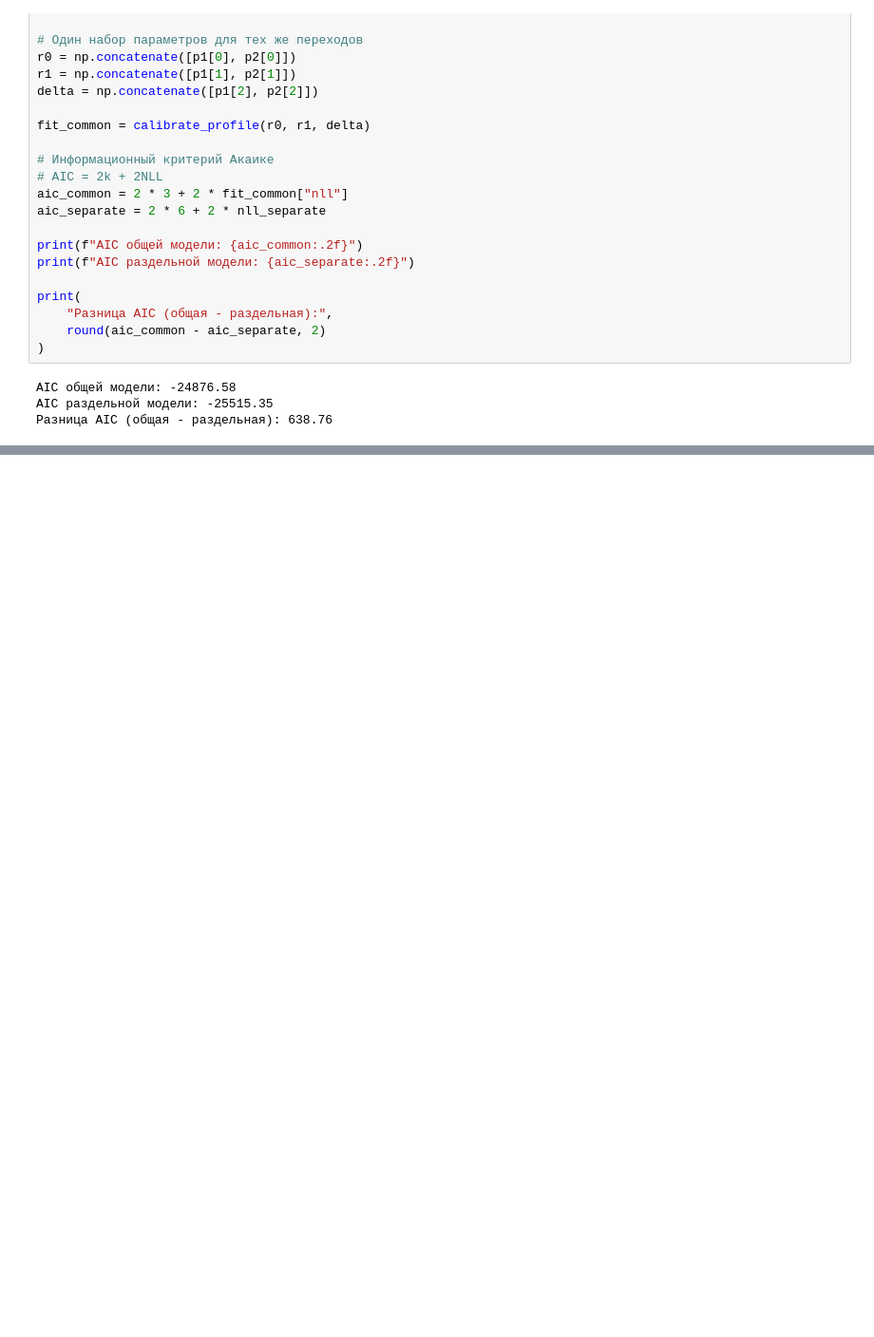
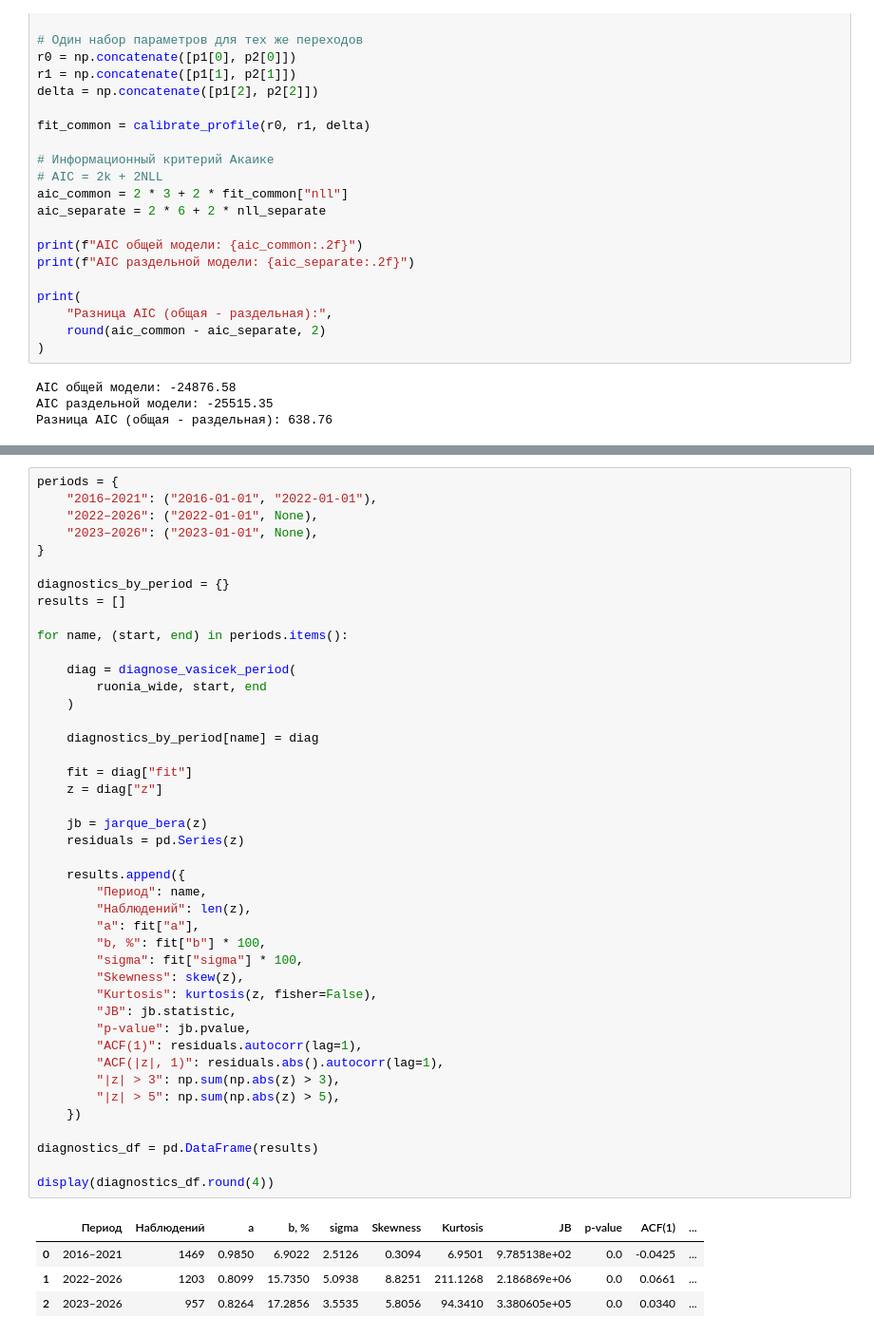
Before and after one commit to blbl-blbl/russian-interest-rate-models, a Jupyter notebook: notebooks/02_vasicek_calibration.ipynb, the cells around one changed output, grey strips where cells are left out. Shown at 95% size. Drawn from its saved outputs; the diff is of its cells as text; blank space fills up the shorter version.

Commit message:
vasicek calibration research

```diff
--- a/notebooks/02_vasicek_calibration.ipynb
+++ b/notebooks/02_vasicek_calibration.ipynb
@@ -626,0 +763,48 @@ AIC раздельной модели: -25515.35
+# %%
+periods = {
+    "2016–2021": ("2016-01-01", "2022-01-01"),
+    "2022–2026": ("2022-01-01", None),
+    "2023–2026": ("2023-01-01", None),
+}
+
+diagnostics_by_period = {}
+results = []
+
+for name, (start, end) in periods.items():
+
+    diag = diagnose_vasicek_period(
+        ruonia_wide, start, end
+    )
+
+    diagnostics_by_period[name] = diag
+
+    fit = diag["fit"]
+    z = diag["z"]
+
+    jb = jarque_bera(z)
+    residuals = pd.Series(z)
+
+    results.append({
+        "Период": name,
+        "Наблюдений": len(z),
+        "a": fit["a"],
+        "b, %": fit["b"] * 100,
+        "sigma": fit["sigma"] * 100,
+        "Skewness": skew(z),
+        "Kurtosis": kurtosis(z, fisher=False),
+        "JB": jb.statistic,
+        "p-value": jb.pvalue,
+        "ACF(1)": residuals.autocorr(lag=1),
+        "ACF(|z|, 1)": residuals.abs().autocorr(lag=1),
+        "|z| > 3": np.sum(np.abs(z) > 3),
+        "|z| > 5": np.sum(np.abs(z) > 5),
+    })
+
+diagnostics_df = pd.DataFrame(results)
+
+display(diagnostics_df.round(4))
+# %% [output]
+|  | Период | Наблюдений | a | b, % | sigma | Skewness | Kurtosis | JB | p-value | ACF(1) | ... |
+| 0 | 2016–2021 | 1469 | 0.9850 | 6.9022 | 2.5126 | 0.3094 | 6.9501 | 9.785138e+02 | 0.0 | -0.0425 | ... |
+| 1 | 2022–2026 | 1203 | 0.8099 | 15.7350 | 5.0938 | 8.8251 | 211.1268 | 2.186869e+06 | 0.0 | 0.0661 | ... |
+| 2 | 2023–2026 | 957 | 0.8264 | 17.2856 | 3.5535 | 5.8056 | 94.3410 | 3.380605e+05 | 0.0 | 0.0340 | ... |
```
Also changed, not shown: parts of 7 cells of this notebook.
